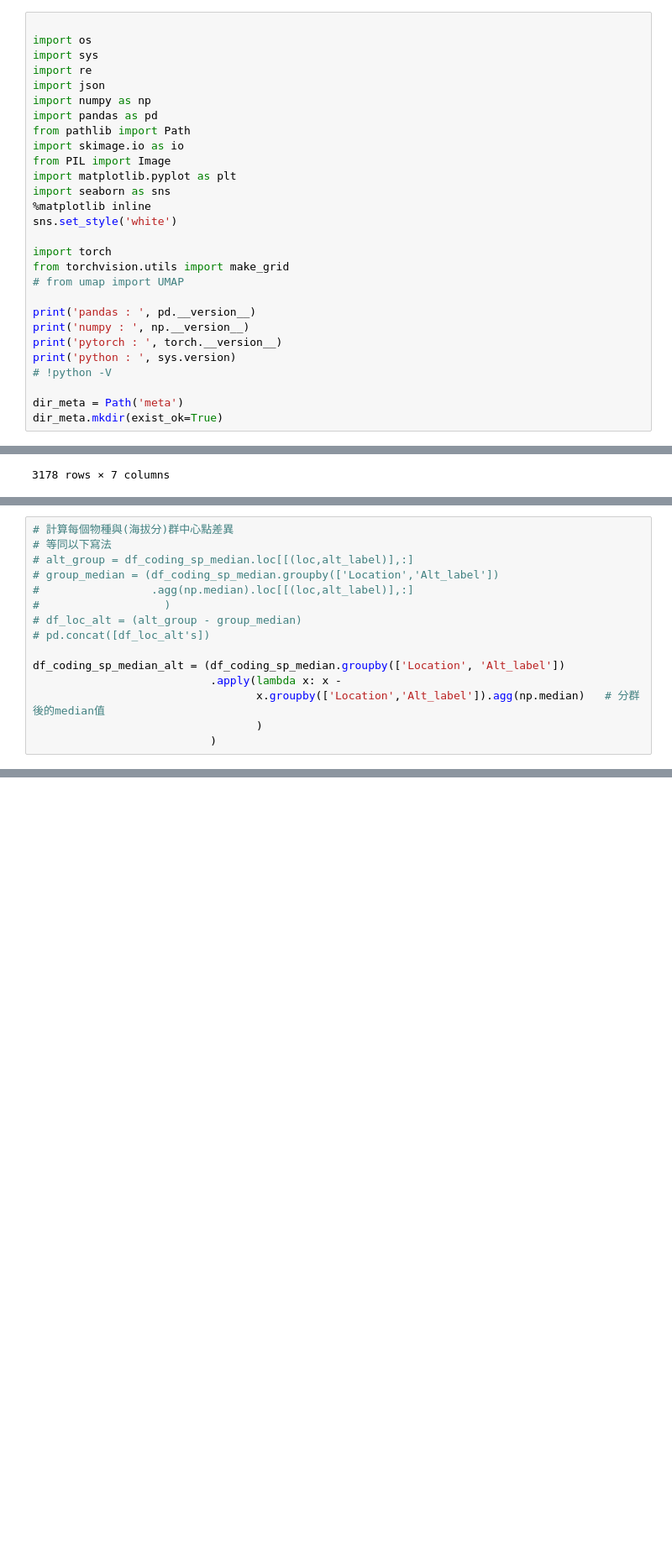
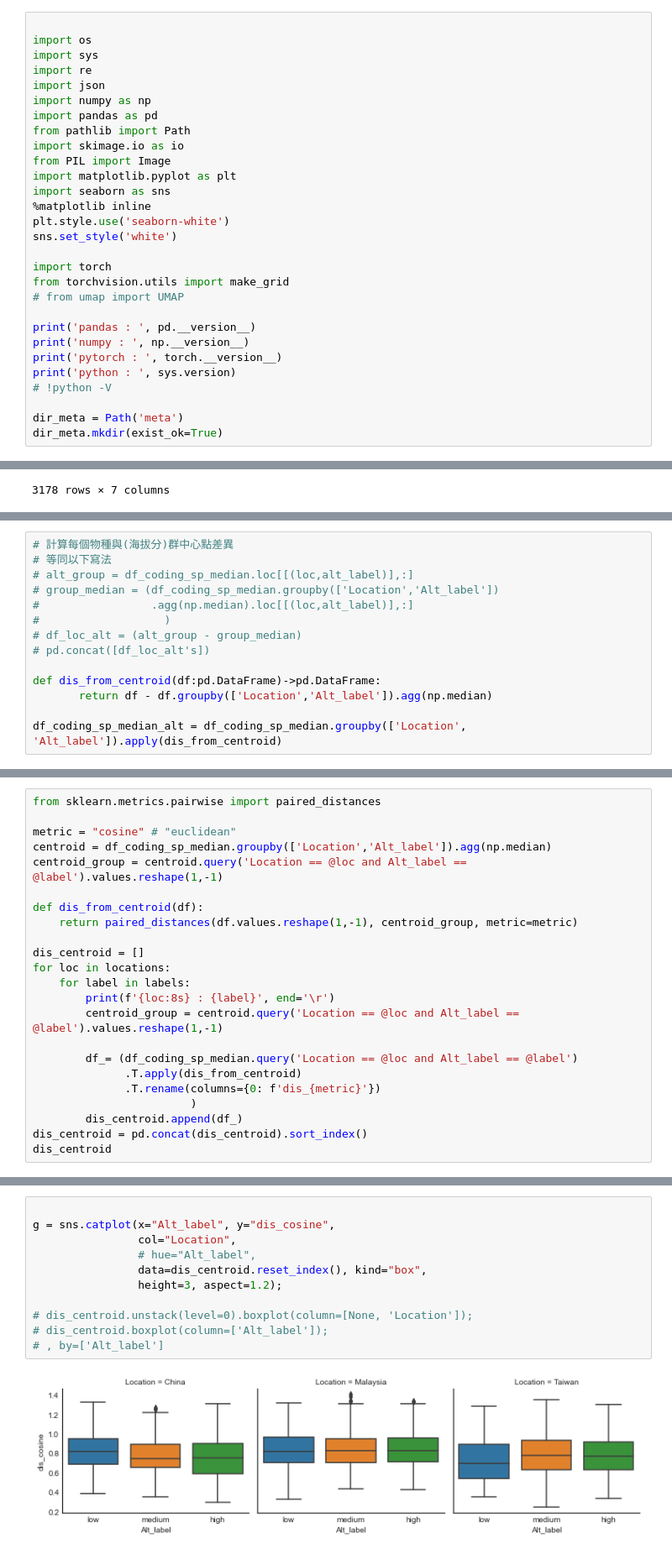
Before and after one commit to YunghuiHsu/Moth_Project, a Jupyter notebook: Moth_thermal/vsc/explore_LatentSpace.ipynb, the cells around one changed output, grey strips where cells are left out. Shown at 84% size. Saved outputs shown, nothing was run; the diff lists cells and outputs as text; blank space fills up the shorter version.

Commit message:
Add files via upload
# 增加 distance-海拔分群 boxplot圖

```diff
--- a/Moth_thermal/vsc/explore_LatentSpace.ipynb
+++ b/Moth_thermal/vsc/explore_LatentSpace.ipynb
@@ -12,6 +12,7 @@ from PIL import Image
 import matplotlib.pyplot as plt
 import seaborn as sns
 %matplotlib inline
+plt.style.use('seaborn-white')
 sns.set_style('white')
 
 import torch
@@ -930,8 +958,7 @@ df_coding_sp_median
 # df_loc_alt = (alt_group - group_median)
 # pd.concat([df_loc_alt's])
 
-df_coding_sp_median_alt = (df_coding_sp_median.groupby(['Location', 'Alt_label'])
-                           .apply(lambda x: x -
-                                  x.groupby(['Location','Alt_label']).agg(np.median)   # 分群後的median值
-                                  )
-                           )
+def dis_from_centroid(df:pd.DataFrame)->pd.DataFrame:
+       return df - df.groupby(['Location','Alt_label']).agg(np.median)
+
+df_coding_sp_median_alt = df_coding_sp_median.groupby(['Location', 'Alt_label']).apply(dis_from_centroid)
@@ -954,0 +967,23 @@ df_coding_sp_median_alt
+# %%
+from sklearn.metrics.pairwise import paired_distances
+
+metric = "cosine" # "euclidean"
+centroid = df_coding_sp_median.groupby(['Location','Alt_label']).agg(np.median)
+centroid_group = centroid.query('Location == @loc and Alt_label == @label').values.reshape(1,-1)
+
+def dis_from_centroid(df):
+    return paired_distances(df.values.reshape(1,-1), centroid_group, metric=metric)
+
+dis_centroid = []
+for loc in locations:
+    for label in labels:
+        print(f'{loc:8s} : {label}', end='\r')
+        centroid_group = centroid.query('Location == @loc and Alt_label == @label').values.reshape(1,-1)
+
+        df_= (df_coding_sp_median.query('Location == @loc and Alt_label == @label')
+              .T.apply(dis_from_centroid)
+              .T.rename(columns={0: f'dis_{metric}'})
+                        )
+        dis_centroid.append(df_)
+dis_centroid = pd.concat(dis_centroid).sort_index()
+dis_centroid
@@ -954,0 +1011,13 @@ df_coding_sp_median_alt
+# %%
+
+g = sns.catplot(x="Alt_label", y="dis_cosine",
+                col="Location",
+                # hue="Alt_label",
+                data=dis_centroid.reset_index(), kind="box",
+                height=3, aspect=1.2);
+
+# dis_centroid.unstack(level=0).boxplot(column=[None, 'Location']);
+# dis_centroid.boxplot(column=['Alt_label']);
+# , by=['Alt_label']
+# %% [output]
+[figure, added]
```
Also changed, not shown: parts of 11 cells of this notebook.
